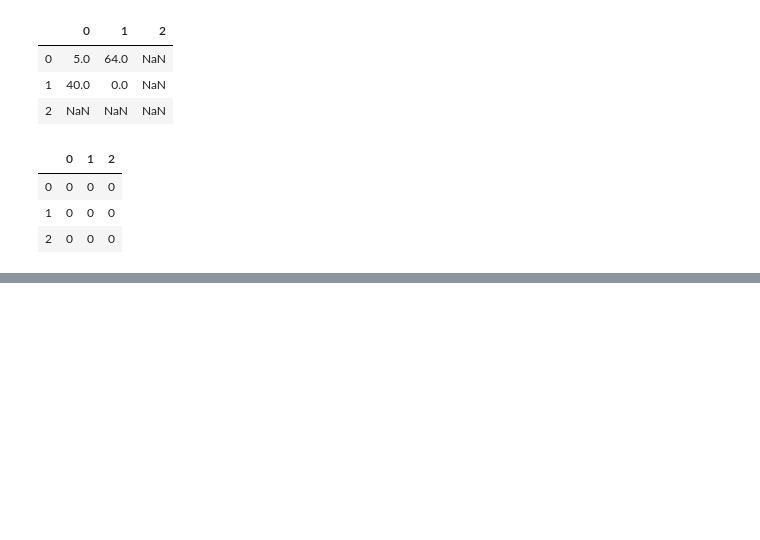
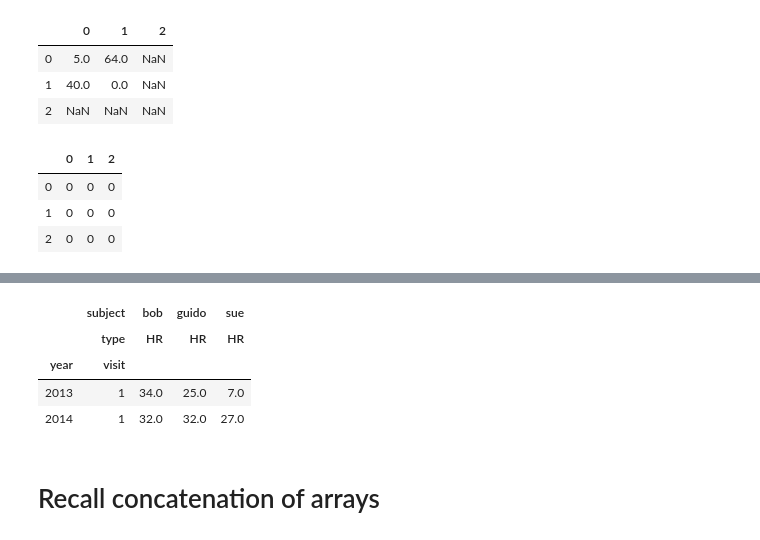
Before and after one commit to pratik7798/Python-Workshop, a Jupyter notebook: Pandas basics.ipynb, the cells around one changed output, grey strips where cells are left out. Drawn from its saved outputs; the diff is of its cells as text; code cells hidden in the pictures; blank space fills up the shorter version.

```diff
--- a/Pandas basics.ipynb
+++ b/Pandas basics.ipynb
@@ -388,0 +428,11 @@ x-x
+# %%
+idx=pd.IndexSlice
+health_data.loc[idx[:,1],idx[:,'HR']]
+# %% [output]
+|  | subject | bob | guido | sue |
+|  | type | HR | HR | HR |
+| year | visit |  |  |  |
+| 2013 | 1 | 34.0 | 25.0 | 7.0 |
+| 2014 | 1 | 32.0 | 32.0 | 27.0 |
+# %% [markdown]
+# Recall concatenation of arrays
```
Also changed, not shown: parts of 23 cells of this notebook.
